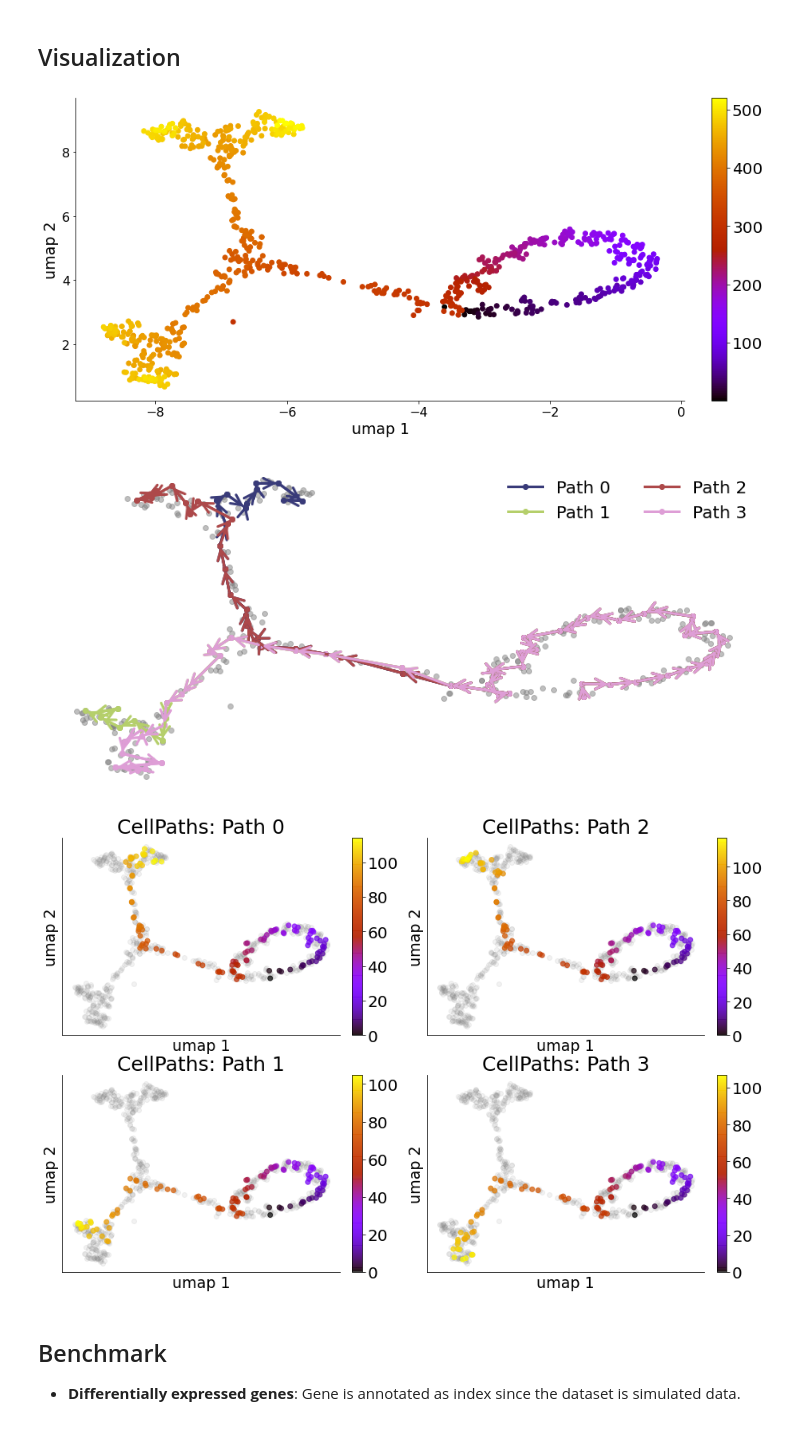
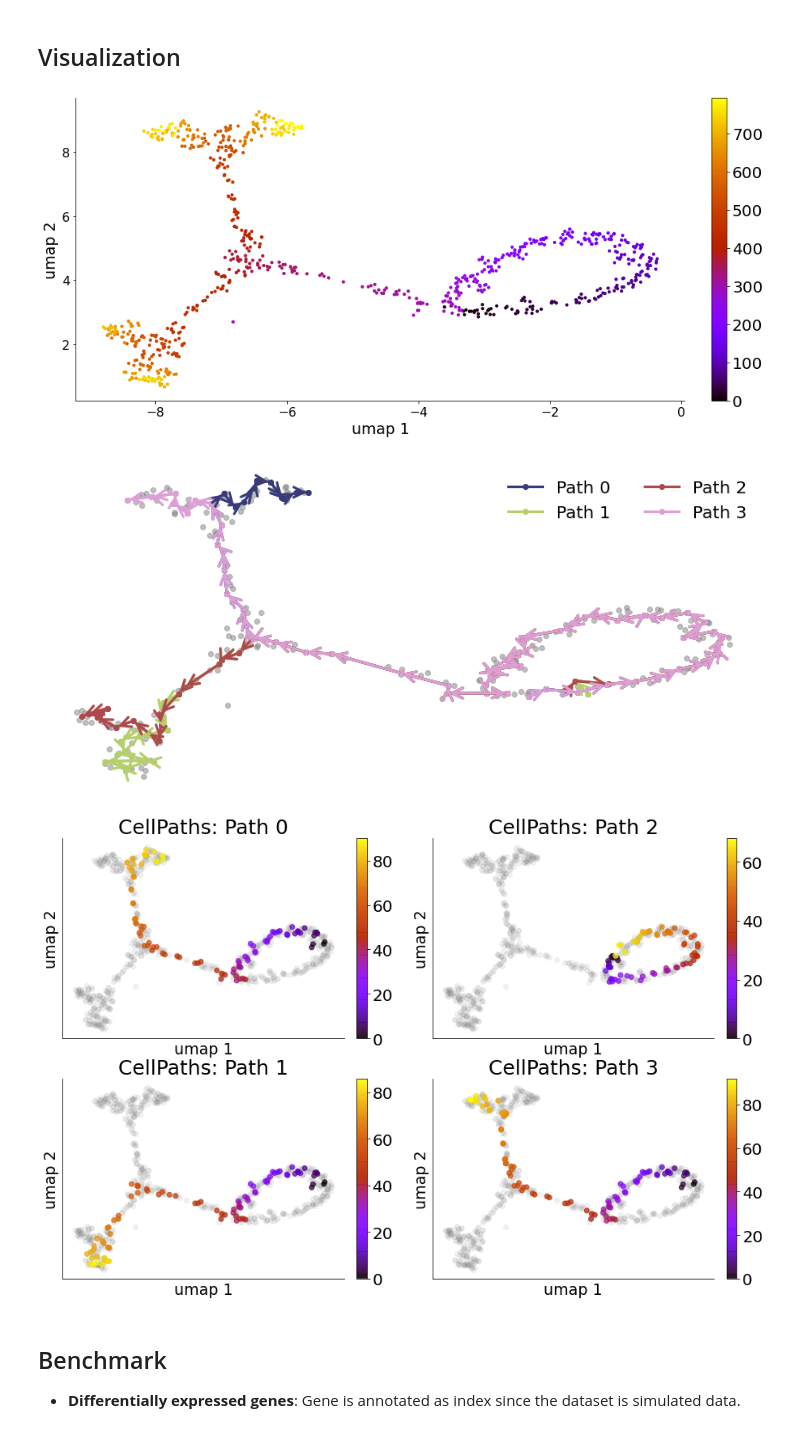
Before and after one commit to PeterZZQ/CellPath, a Jupyter notebook: run_cellpath.ipynb, the cells around one changed output. Saved outputs shown, nothing was run; the diff lists cells and outputs as text; code cells hidden in the pictures.

```diff
--- a/run_cellpath.ipynb
+++ b/run_cellpath.ipynb
@@ -37,6 +61,12 @@ adata = anndata.read_h5ad("./sim_data/Symsim/cycle_tree_rand1_clust.h5ad")
 # %% [markdown]
 ## All in one CellPath
 # %%
+# read in simulated dataset
+num_trajs = 4
+num_metacells = 300
+
+adata = anndata.read_h5ad("./sim_data/Symsim/cycle_tree_rand1.h5ad")
+
 cellpath_obj = cp.CellPath(adata = adata, preprocess = True)
-cellpath_obj.all_in_one(num_metacells = num_metacells, n_neighs = 10, pruning = False, num_trajs = num_trajs, insertion = True, prop_insert = 0.000)
+cellpath_obj.all_in_one(num_metacells = num_metacells, n_neighs = 7, num_trajs = num_trajs, insertion = True, prop_insert = 0.000, seed = 0, mode = "fast")
 # %% [output]
@@ -79,15 +111,15 @@ cellpath_obj.pseudo_order
 # %%
 visual.plot_data(cellpath_obj, basis = "umap", figsize = (15,7), axis = True)
 # %% [output]
-[figure, old version]
+[figure, new version]
 # %%
 visual.meta_traj_visual(cellpath_obj, basis="umap", figsize = (15,7), trajs = num_trajs)
 # %% [output]
-[figure, old version]
+[figure, new version]
 # %%
-visual.first_order_approx_pt(cellpath_obj, basis="umap", trajs = num_trajs, figsize=(15,10), save_as= "None.pdf")
+visual.first_order_approx_pt(cellpath_obj, basis="umap", trajs = num_trajs, figsize=(15,10), save_as= None)
 # %% [output]
-[figure, old version]
+[figure, new version]
 # %% [markdown]
 ## Benchmark
 * **Differentially expressed genes**: Gene is annotated as index since the dataset is simulated data.
```
Also changed, not shown: parts of 6 cells of this notebook.
